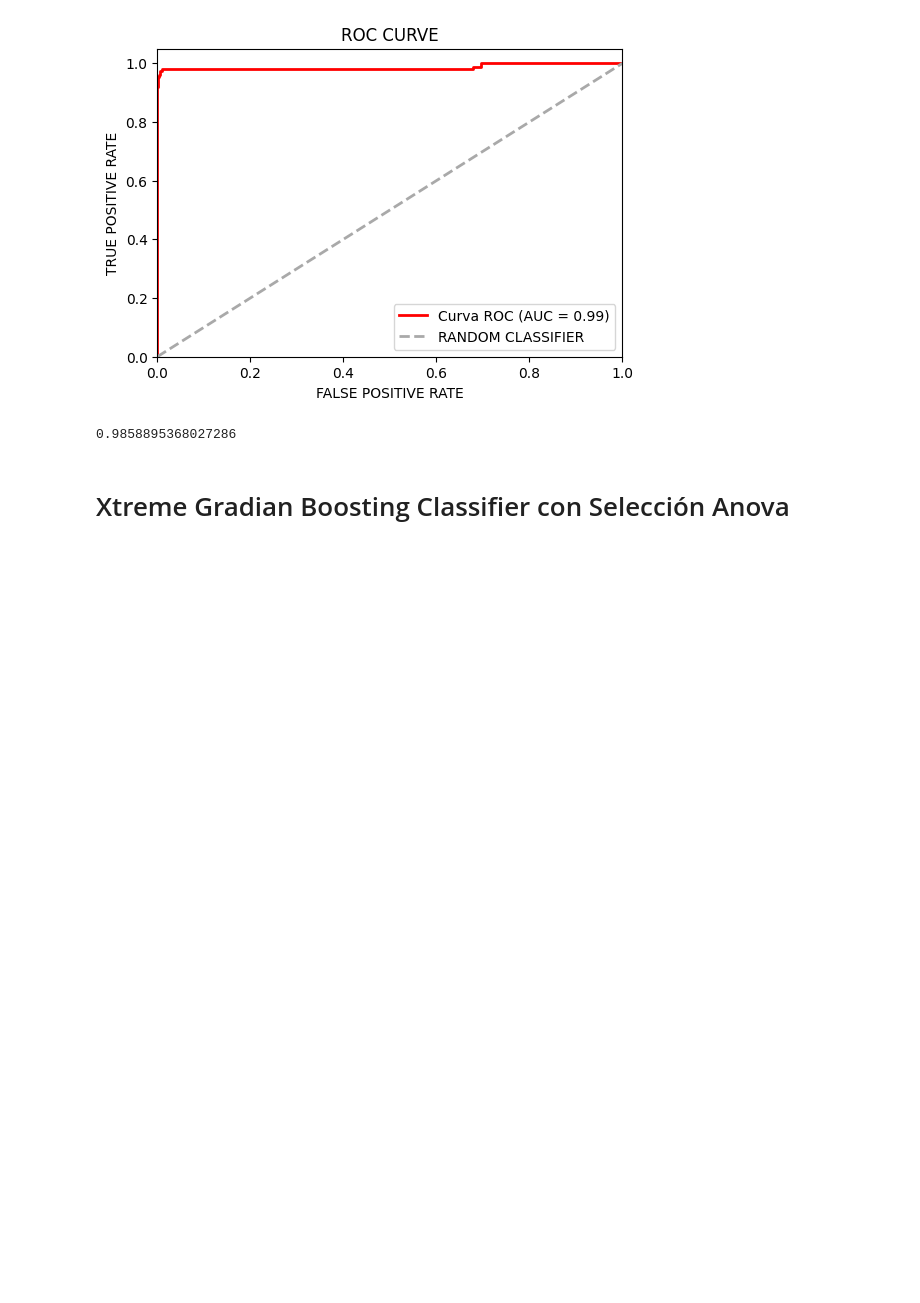
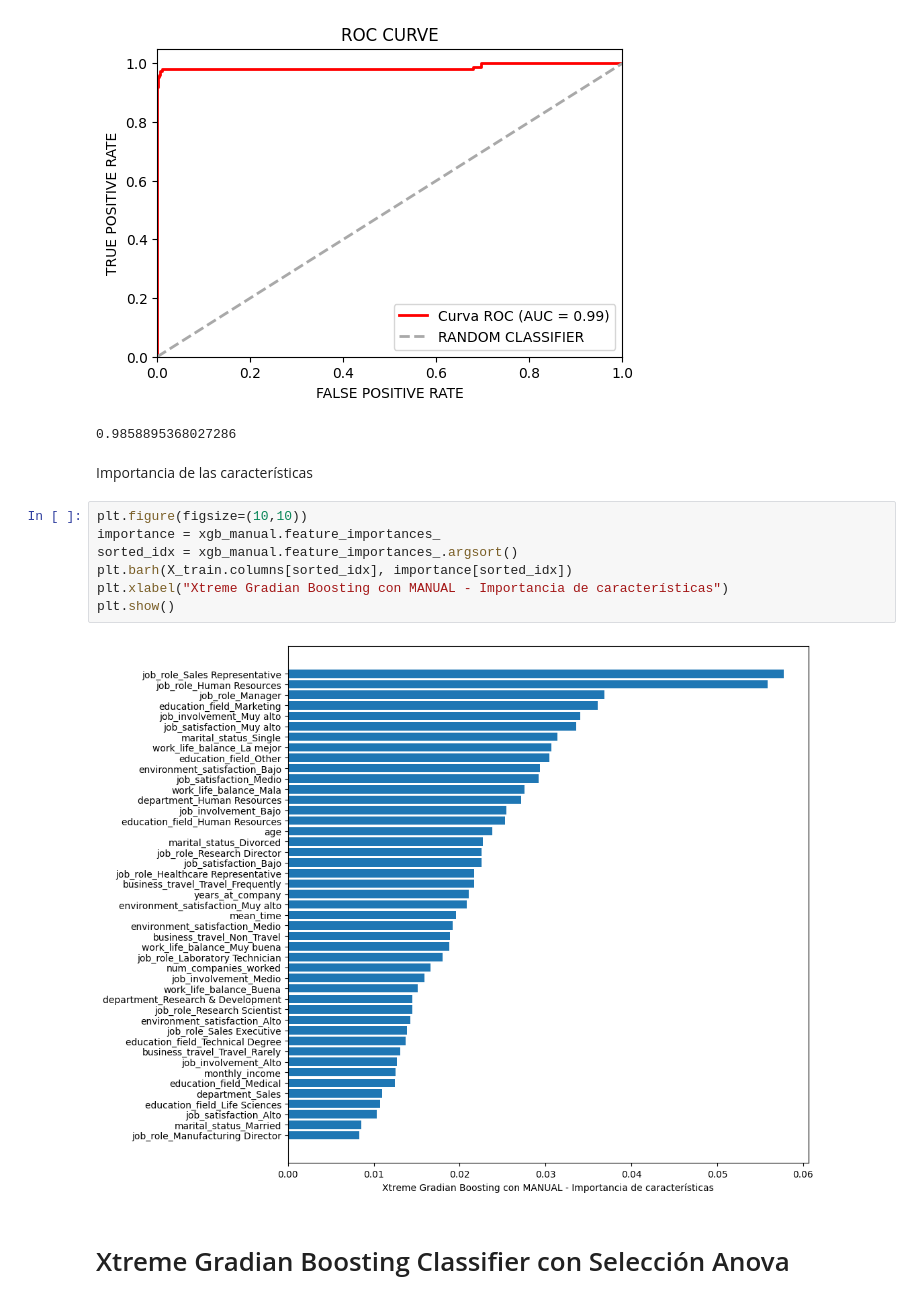
Before and after one commit to AlexanderBedoyaC/pediccion_abandono_empleo, a Jupyter notebook: 10. Modelo Final.ipynb, the cells around one changed output. Drawn from its saved outputs; the diff is of its cells as text; blank space fills up the shorter version.

```diff
--- a/10. Modelo Final.ipynb
+++ b/10. Modelo Final.ipynb
@@ -59,6 +59,17 @@ utils.curvaROC(xgb_manual,X_test,y_test)
 # %% [output]
 [figure]
 0.9858895368027286
+# %% [markdown]
+Importancia de las características
+# %%
+plt.figure(figsize=(10,10))
+importance = xgb_manual.feature_importances_
+sorted_idx = xgb_manual.feature_importances_.argsort()
+plt.barh(X_train.columns[sorted_idx], importance[sorted_idx])
+plt.xlabel("Xtreme Gradian Boosting con MANUAL - Importancia de características")
+plt.show()
+# %% [output]
+[figure, added]
 # %% [markdown]
 # Xtreme Gradian Boosting Classifier con Selección Anova
 # %%
```
Also changed, not shown: parts of 4 cells of this notebook.
